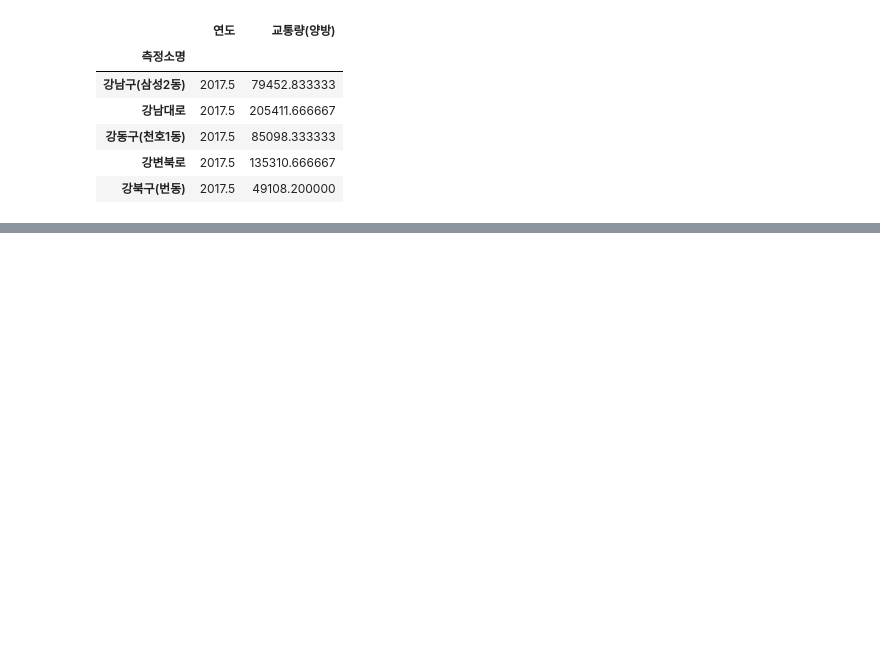
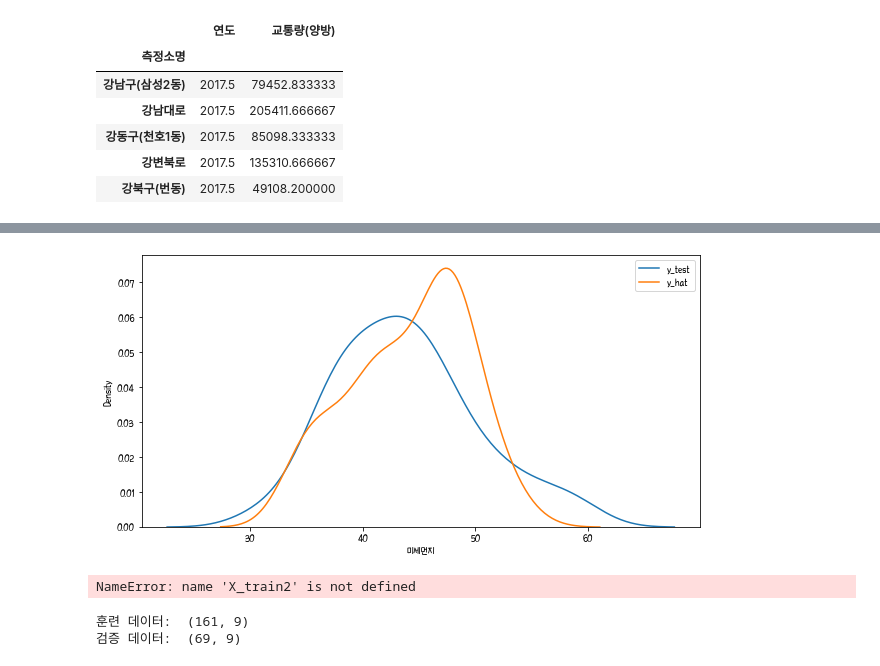
Before and after one commit to MyChoYS/K_TIL, a Jupyter notebook: python/PYDATAexam/project_python_etc.ipynb, the cells around one changed output, grey strips where cells are left out. Drawn from its saved outputs; the diff is of its cells as text; code cells hidden in the pictures; blank space fills up the shorter version.

```diff
--- a/python/PYDATAexam/project_python_etc.ipynb
+++ b/python/PYDATAexam/project_python_etc.ipynb
@@ -254,0 +374,3 @@ display(map)
+# %%
+df = df.dropna(subset=['미세먼지'], how='any', axis=0)
+df = df.dropna(subset=['교통량(양방)'], how='any', axis=0)
@@ -254,0 +437,22 @@ display(map)
+# %%
+# sklearn 라이브러리에서 선형회귀분석 모듈 가져오기
+from sklearn.linear_model import LinearRegression
+
+# 단순회귀분석 모형 객체 생성
+lr = LinearRegression()
+
+# train data를 가지고 모형 학습
+lr.fit(X_train, y_train)
+
+# 학습을 마친 모형에 test data를 적용하여 결정계수(R-제곱) 계산
+r_square = lr.score(X_test, y_test)
+print('결정계수 :',r_square)
+print('\n')
+
+# 회귀식의 기울기
+print('X 변수의 계수 a: ', lr.coef_)
+print('\n')
+
+# 회귀식의 y절편
+print('상수항 b', lr.intercept_)
+print('\n')
@@ -254,0 +470,37 @@ display(map)
+# %%
+# train data의 산점도와 test data로 예측한 회귀선을 그래프로 출력
+y_hat = lr.predict(X_test)
+
+plt.figure(figsize=(10, 5))
+ax1 = sns.kdeplot(y_test, label="y_test")
+ax2 = sns.kdeplot(y_hat, label="y_hat", ax=ax1)
+plt.legend()
+plt.show()
+plt.savefig("output/.png")
+plt.close()
+# %% [output]
+[figure, added]
+# %%
+#t-test
+import statsmodels.api as sm
+X_train2 = sm.add_constant(X_train2)
+model2 = sm.OLS(y_train, X_train2)
+result = model2.fit()
+result.summary()
+# %% [output]
+NameError: name 'X_train2' is not defined
+# %%
+#p-value를 통한 변수 조정
+X=xdf[[2015,2016,2017,2018,2019,2020,'소매/음식/생활서비스','1km내 복원하천 여부','녹지면적 합계']]
+y=ndf['미세먼지']     #종속 변수 Y
+
+# train data 와 test data로 구분(7:3 비율)
+from sklearn.model_selection import train_test_split
+X_train, X_test, y_train, y_test = train_test_split(X, y, test_size=0.3, random_state=10)
+
+print('훈련 데이터: ', X_train.shape)
+print('검증 데이터: ', X_test.shape)
+print('\n')
+# %% [output]
+훈련 데이터:  (161, 9)
+검증 데이터:  (69, 9)
```
Also changed, not shown: parts of 27 cells of this notebook, 18 other files.
